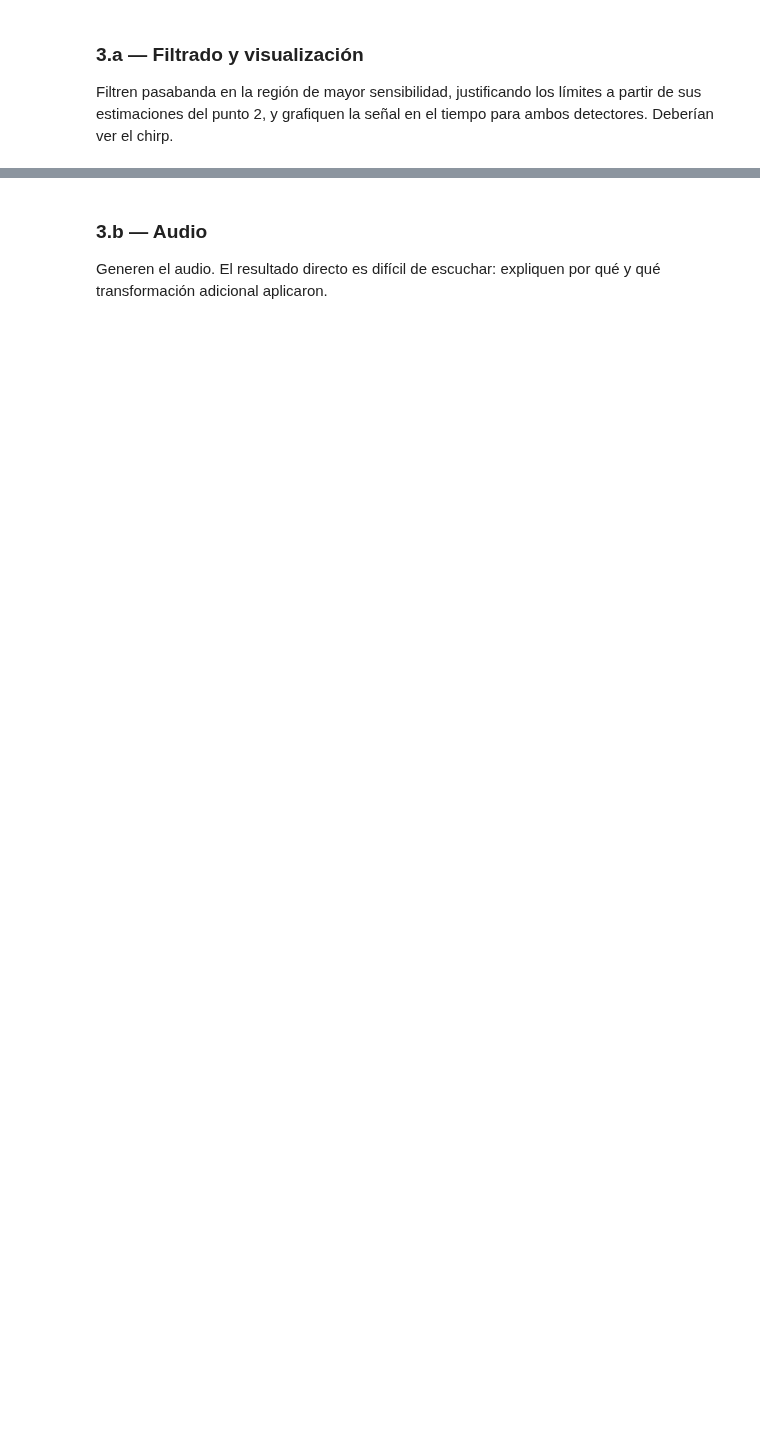
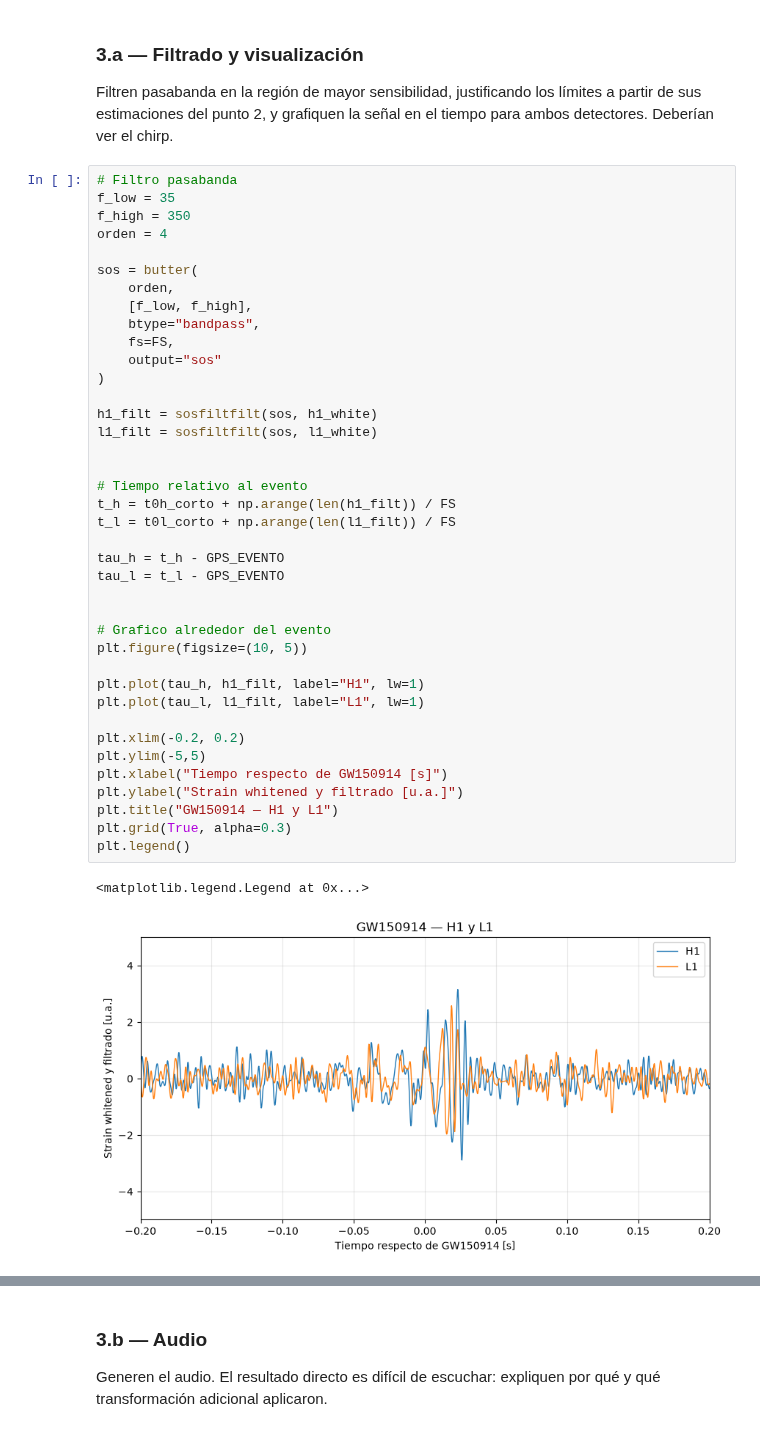
Before and after one commit to vito-pp/pasa_tps, a Jupyter notebook: tp1/TP1_LIGO_Grupo6.ipynb, the cells around one changed output, grey strips where cells are left out. Saved outputs shown, nothing was run; the diff lists cells and outputs as text; blank space fills up the shorter version.

```diff
--- a/tp1/TP1_LIGO_Grupo6.ipynb
+++ b/tp1/TP1_LIGO_Grupo6.ipynb
@@ -799,3 +949,45 @@ Con la mejor estimación del punto 2, realicen el **whitening** de los 32 s alre
 ### 3.a — Filtrado y visualización
 
 Filtren pasabanda en la región de mayor sensibilidad, justificando los límites a partir de sus estimaciones del punto 2, y grafiquen la señal en el tiempo para ambos detectores. Deberían ver el chirp.
+# %%
+# Filtro pasabanda
+f_low = 35
+f_high = 350
+orden = 4
+
+sos = butter(
+    orden,
+    [f_low, f_high],
+    btype="bandpass",
+    fs=FS,
+    output="sos"
+)
+
+h1_filt = sosfiltfilt(sos, h1_white)
+l1_filt = sosfiltfilt(sos, l1_white)
+
+
+# Tiempo relativo al evento
+t_h = t0h_corto + np.arange(len(h1_filt)) / FS
+t_l = t0l_corto + np.arange(len(l1_filt)) / FS
+
+tau_h = t_h - GPS_EVENTO
+tau_l = t_l - GPS_EVENTO
+
+
+# Grafico alrededor del evento
+plt.figure(figsize=(10, 5))
+
+plt.plot(tau_h, h1_filt, label="H1", lw=1)
+plt.plot(tau_l, l1_filt, label="L1", lw=1)
+
+plt.xlim(-0.2, 0.2)
+plt.ylim(-5,5)
+plt.xlabel("Tiempo respecto de GW150914 [s]")
+plt.ylabel("Strain whitened y filtrado [u.a.]")
+plt.title("GW150914 — H1 y L1")
+plt.grid(True, alpha=0.3)
+plt.legend()
+# %% [output]
+<matplotlib.legend.Legend at 0x...>
+[figure, added]
```
Also changed, not shown: parts of 7 cells of this notebook, 4 other files.
